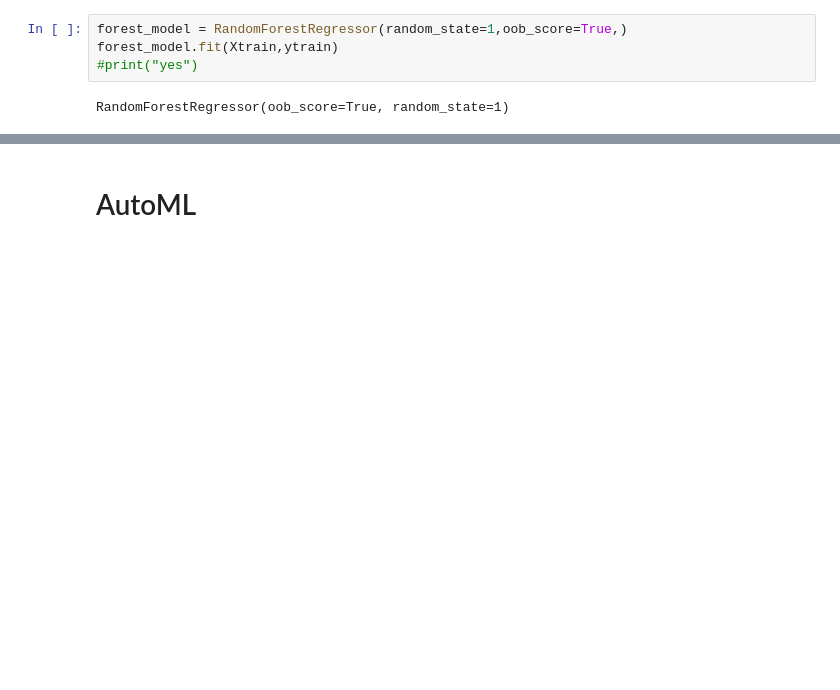
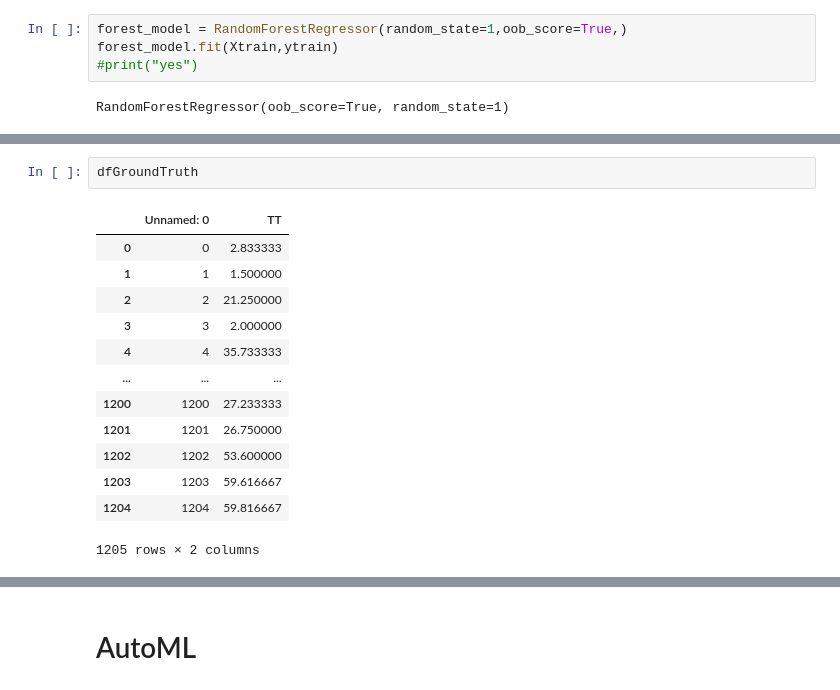
Before and after one commit to Star-Ankur/Ishme_DS_242EX, a Jupyter notebook: Predict.ipynb, the cells around one changed output, grey strips where cells are left out. Cells and saved outputs as stored; diff of their text form; blank space fills up the shorter version.

```diff
--- a/Predict.ipynb
+++ b/Predict.ipynb
@@ -234,0 +218,16 @@ print(mean_absolute_error(y_test, pred))
+# %%
+dfGroundTruth
+# %% [output]
+|  | Unnamed: 0 | TT |
+| 0 | 0 | 2.833333 |
+| 1 | 1 | 1.500000 |
+| 2 | 2 | 21.250000 |
+| 3 | 3 | 2.000000 |
+| 4 | 4 | 35.733333 |
+| ... | ... | ... |
+| 1200 | 1200 | 27.233333 |
+| 1201 | 1201 | 26.750000 |
+| 1202 | 1202 | 53.600000 |
+| 1203 | 1203 | 59.616667 |
+| 1204 | 1204 | 59.816667 |
+1205 rows × 2 columns
```
Also changed, not shown: parts of 25 cells of this notebook.
